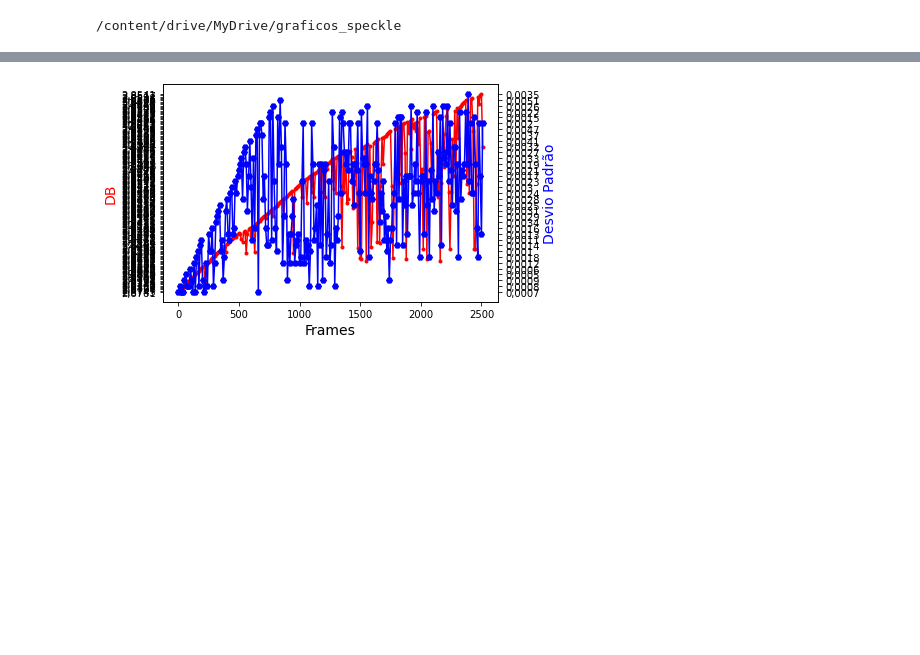
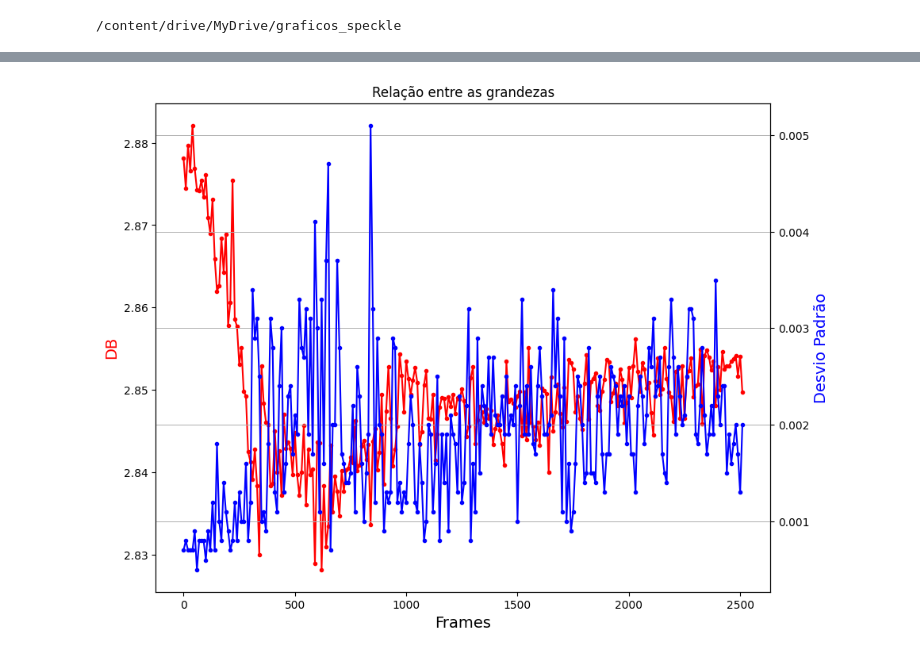
Before and after one commit to barbarabraune/graficos_speckle, a Jupyter notebook: tres_graf.ipynb, the cells around one changed output, grey strips where cells are left out. Drawn from its saved outputs; the diff is of its cells as text; code cells hidden in the pictures; blank space fills up the shorter version.

Commit message:
Consertando os dados

```diff
--- a/tres_graf.ipynb
+++ b/tres_graf.ipynb
@@ -7,4 +8,4 @@ cd /content/drive/MyDrive/graficos_speckle/
 # %% [output]
 /content/drive/MyDrive/graficos_speckle
 # %%
-df = pd.read_excel(r'/content/drive/MyDrive/graficos_speckle/100_certo.xlsx', usecols="G,H,CE")
+df = pd.read_excel(r'100_certo.xlsx', usecols="G,H,CE") # trocar pelo caminho certo aqui
@@ -28,6 +14,6 @@ frames = []
 for i in range(2517):
     frames.append(i)
 # %%
-db = list(df['8. ★D (D with highest r²) for Dʙ'])
-sigma = list(df['7. STANDARD DEVIATION (σ) for D for Dʙ'])
+db = df['8. ★D (D with highest r²) for Dʙ']
+sigma = df['7. STANDARD DEVIATION (σ) for D for Dʙ']
 lac = list(df['83. LACUNARITY for Image (Ｌ) = ∑Λ₍ɢ₎/Ǥɴ ∀ ɢ∈Ǥ'])
@@ -45,0 +24,15 @@ print(lac[0::10])
+# %%
+dbFloat = []
+
+for dado in db:
+    dbFloat.append(float(dado.replace(',', '.')))
+
+sigmaFloat = []
+
+for dado in sigma:
+    sigmaFloat.append(float(dado.replace(',', '.')))
+
+lacFloat = []
+
+for dado in lac:
+    lacFloat.append(float(dado.replace(',', '.')))
@@ -46,27 +47,37 @@ print(lac[0::10])
 # %%
 # create figure and axis objects with subplots()
-fig,ax = plt.subplots()
+fig = plt.figure(figsize=(10,8))
+ax=fig.add_subplot()
 # make a plot
 ax.plot(frames[0::10],
-        db[0::10],
+        dbFloat[0::10],
         color="red",
-        marker=".")
+        marker=".",
+        label='Db'
+        )
 # set x-axis label
 ax.set_xlabel("Frames", fontsize = 14)
 # set y-axis label
 ax.set_ylabel("DB",
               color="red",
               fontsize=14)
+
+# ax.set_ylim(valorMinimoY, valorMaximoY)
 # twin object for two different y-axis on the sample plot
 ax2=ax.twinx()
 # make a plot with different y-axis using second axis object
-ax2.plot(frames[0::10], sigma[0::10],color="blue",marker="H")
+ax2.plot(frames[0::10], sigmaFloat[0::10],color="blue",marker=".", label='Desvio padrão')
 ax2.set_ylabel("Desvio Padrão",color="blue",fontsize=14)
+# ax.set_yticks(db[0::839])
+# ax2.set_yticks(sigma[0::839])
+plt.title("Relação entre as grandezas", fontdict=None,)
+plt.grid(linestyle='-', linewidth=0.7)
 plt.show()
+
 # save the plot as a file
 fig.savefig('tentando.jpg',
             format='jpeg',
             dpi=100,
             bbox_inches='tight')
 # %% [output]
-[figure, old version]
+[figure, new version]
```
Also changed, not shown: parts of 16 cells of this notebook, 6 other files.
